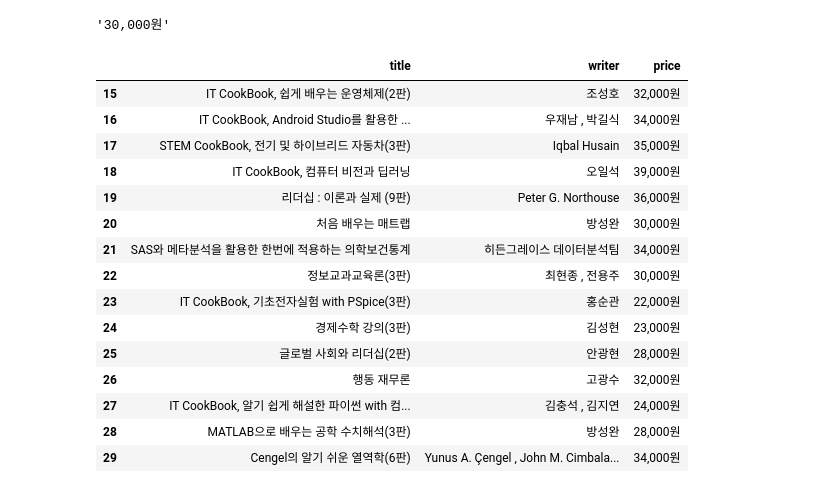
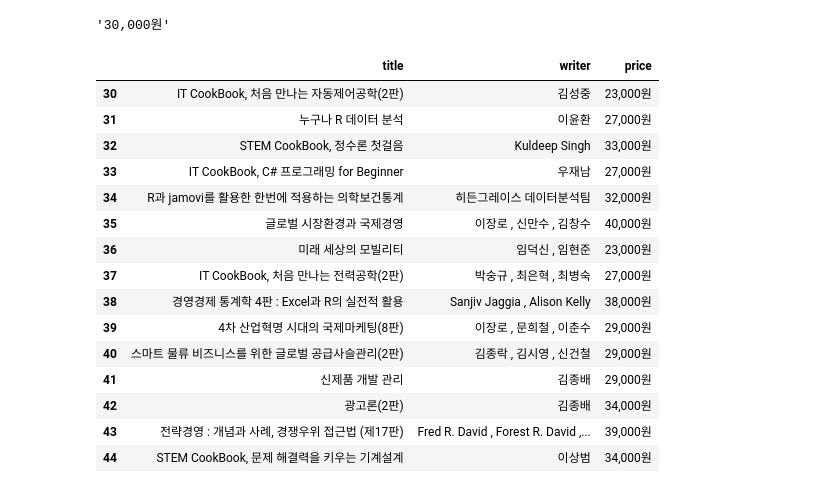
Before and after one commit to Mayhem-XD/DataAnalysis, a Jupyter notebook: 05.Crawling/04.한빛.ipynb, the cells around one changed output. Cells and saved outputs as stored; diff of their text form; code cells hidden in the pictures.

```diff
--- a/05.Crawling/04.한빛.ipynb
+++ b/05.Crawling/04.한빛.ipynb
@@ -75,23 +70,23 @@ for page in tqdm(range(1,24)):
         lines.append({'title':title,'writer':writer,'price':price})
 df = pd.DataFrame(lines)
 # %%
-df.head(30).tail(15)
+df.head(45).tail(15)
 # %% [output]
 |  | title | writer | price |
-| 15 | IT CookBook, 쉽게 배우는 운영체제(2판) | 조성호 | 32,000원 |
-| 16 | IT CookBook, Android Studio를 활용한 ... | 우재남 , 박길식 | 34,000원 |
-| 17 | STEM CookBook, 전기 및 하이브리드 자동차(3판) | Iqbal Husain | 35,000원 |
-| 18 | IT CookBook, 컴퓨터 비전과 딥러닝 | 오일석 | 39,000원 |
-| 19 | 리더십 : 이론과 실제 (9판) | Peter G. Northouse | 36,000원 |
-| 20 | 처음 배우는 매트랩 | 방성완 | 30,000원 |
-| 21 | SAS와 메타분석을 활용한 한번에 적용하는 의학보건통계 | 히든그레이스 데이터분석팀 | 34,000원 |
-| 22 | 정보교과교육론(3판) | 최현종 , 전용주 | 30,000원 |
-| 23 | IT CookBook, 기초전자실험 with PSpice(3판) | 홍순관 | 22,000원 |
-| 24 | 경제수학 강의(3판) | 김성현 | 23,000원 |
-| 25 | 글로벌 사회와 리더십(2판) | 안광현 | 28,000원 |
-| 26 | 행동 재무론 | 고광수 | 32,000원 |
-| 27 | IT CookBook, 알기 쉽게 해설한 파이썬 with 컴... | 김충석 , 김지연 | 24,000원 |
-| 28 | MATLAB으로 배우는 공학 수치해석(3판) | 방성완 | 28,000원 |
-| 29 | Cengel의 알기 쉬운 열역학(6판) | Yunus A. Çengel , John M. Cimbala... | 34,000원 |
+| 30 | IT CookBook, 처음 만나는 자동제어공학(2판) | 김성중 | 23,000원 |
+| 31 | 누구나 R 데이터 분석 | 이윤환 | 27,000원 |
+| 32 | STEM CookBook, 정수론 첫걸음 | Kuldeep Singh | 33,000원 |
+| 33 | IT CookBook, C# 프로그래밍 for Beginner | 우재남 | 27,000원 |
+| 34 | R과 jamovi를 활용한 한번에 적용하는 의학보건통계 | 히든그레이스 데이터분석팀 | 32,000원 |
+| 35 | 글로벌 시장환경과 국제경영 | 이장로 , 신만수 , 김창수 | 40,000원 |
+| 36 | 미래 세상의 모빌리티 | 임덕신 , 임현준 | 23,000원 |
+| 37 | IT CookBook, 처음 만나는 전력공학(2판) | 박숭규 , 최은혁 , 최병숙 | 27,000원 |
+| 38 | 경영경제 통계학 4판 : Excel과 R의 실전적 활용 | Sanjiv Jaggia , Alison Kelly | 38,000원 |
+| 39 | 4차 산업혁명 시대의 국제마케팅(8판) | 이장로 , 문희철 , 이춘수 | 29,000원 |
+| 40 | 스마트 물류 비즈니스를 위한 글로벌 공급사슬관리(2판) | 김종락 , 김시영 , 신건철 | 29,000원 |
+| 41 | 신제품 개발 관리 | 김종배 | 29,000원 |
+| 42 | 광고론(2판) | 김종배 | 34,000원 |
+| 43 | 전략경영 : 개념과 사례, 경쟁우위 접근법 (제17판) | Fred R. David , Forest R. David ,... | 39,000원 |
+| 44 | STEM CookBook, 문제 해결력을 키우는 기계설계 | 이상범 | 34,000원 |
 # %%
 df.to_csv('data/한빛.csv',index=False)
```
Also changed, not shown: parts of 2 cells of this notebook, 3 other files.
